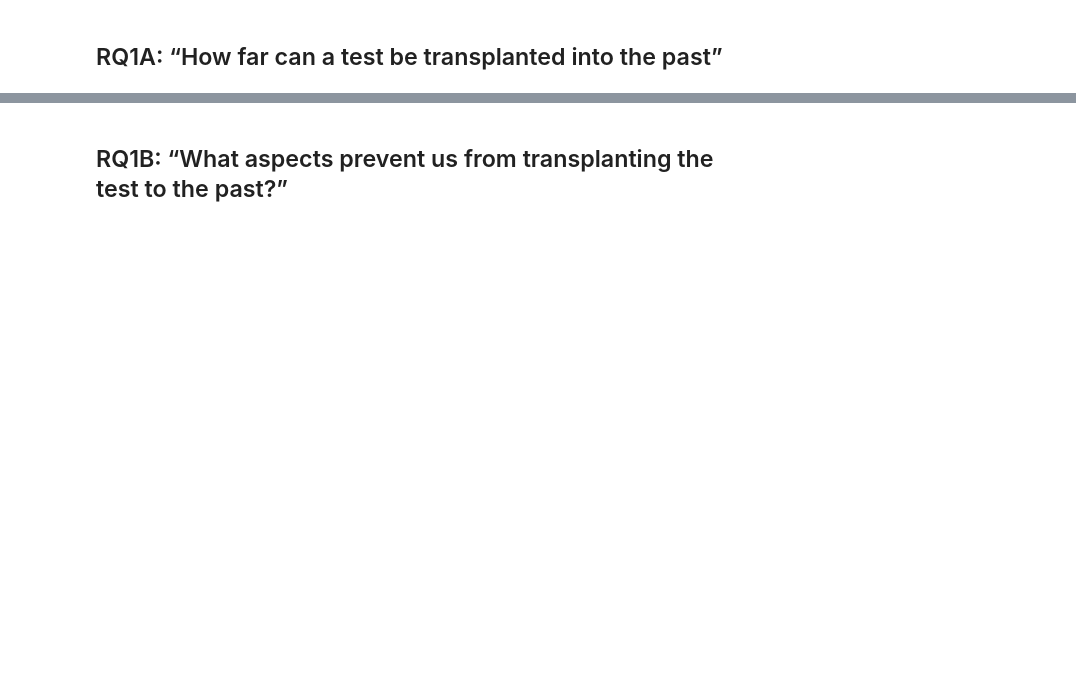
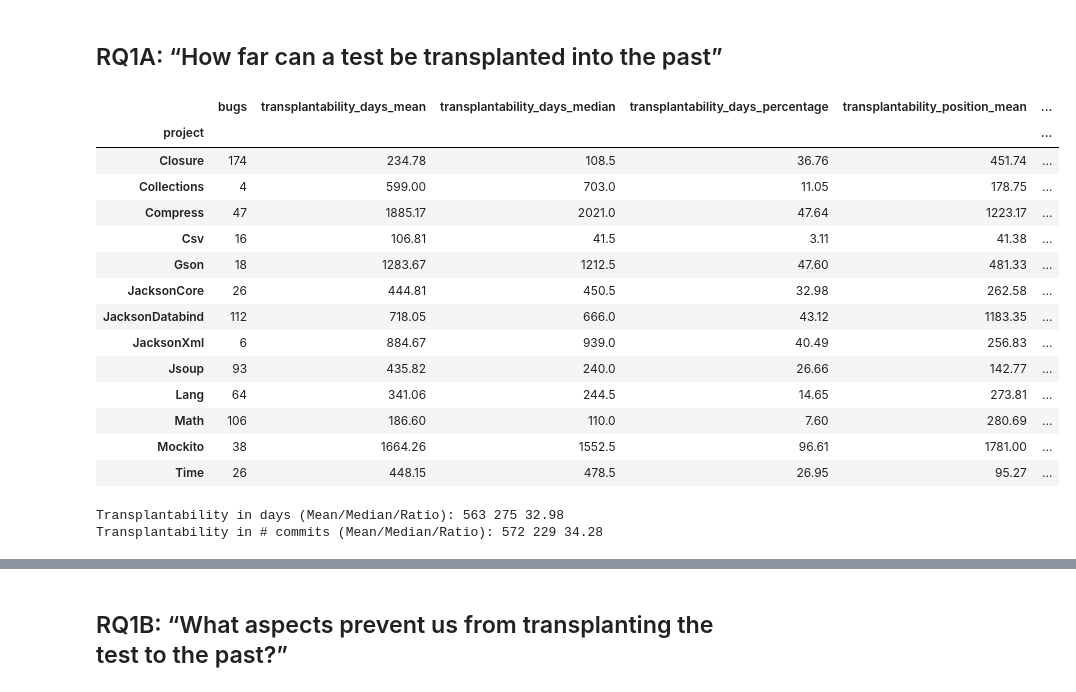
Before and after one commit to codeurjc/BugHunter, a Jupyter notebook: analysis/Analysis.ipynb, the cells around one changed output, grey strips where cells are left out. Cells and saved outputs as stored; diff of their text form; code cells hidden in the pictures; blank space fills up the shorter version.

```diff
--- a/analysis/Analysis.ipynb
+++ b/analysis/Analysis.ipynb
@@ -17,7 +17,7 @@ root = "/home/jovyan/work"
 analyzer = Analysis(root)
 
 projects = [
-    "Time", "JacksonXml", "Collections", "Compress", "Csv", "JacksonCore", #"JacksonDatabind",
+    "Time", "JacksonXml", "Collections", "Compress", "Csv", "JacksonCore", "JacksonDatabind",
     "Jsoup", "Lang", "Math", "Gson", "Closure", "Mockito"
 ]
 future_results = []
@@ -27,7 +27,7 @@ with concurrent.futures.ThreadPoolExecutor() as executor:
         for bug_path in glob.glob("{root}/results/{project}/Bug_*/".format(root=root, project=project)):
             bug = re.search(r"Bug_(\d+)", bug_path).group(1)
             try:
-                future = executor.submit(analyzer.analyzeBug, project, bug, True)
+                future = executor.submit(analyzer.analyzeBug, project, bug, False)
                 future_results.append(future)
             except Exception as e:
                 print(bug_path)
@@ -44,6 +65,6 @@ bug_results[3]
 # %%
 resume_df= pd.DataFrame(bug_results)[
-    ['id', 'project','executionsOnPast', 'numCommits',
+    ['id', 'project','executionsOnPast', 'numCommits', 'totalDays',
      'buildFail', 'buildTestFail', 'BIC_candidates', 'transplantability_days', 'transplantability_position']
 ]
 
@@ -65,21 +86,51 @@ resume_df['compilability'] = resume_df.apply (
 resume_df['testCompilability'] = resume_df.apply (
     lambda row: (row['numCommits']-row['buildTestFail']-row['buildFail']) * 100 / row['numCommits'], axis=1
 )
+
+resume_df['transplantability_days_ratio'] = resume_df.apply (
+    lambda row: (row['transplantability_days'] * 100) / row['totalDays'], axis=1
+)
+resume_df['transplantability_position_ratio'] = resume_df.apply (
+    lambda row: (row['transplantability_position'] * 100) / row['numCommits'], axis=1
+)
 # %% [markdown]
 ## RQ1A: “How far can a test be transplanted into the past”
 # %%
 resume_df.groupby('project').agg(
     bugs=('project','size'),
     transplantability_days_mean=('transplantability_days','mean'),
     transplantability_days_median=('transplantability_days','median'),
+    transplantability_days_percentage=('transplantability_days_ratio','mean'),
     transplantability_position_mean=('transplantability_position','mean'),
-    transplantability_position_median=('transplantability_position','median')
-).round(0).astype(int)
+    transplantability_position_median=('transplantability_position','median'),
+    transplantability_position_percentage=('transplantability_position_ratio','mean')
+).round(2)#.astype(int)
+# %% [output]
+|  | bugs | transplantability_days_mean | transplantability_days_median | transplantability_days_percentage | transplantability_position_mean | ... |
+| project |  |  |  |  |  | ... |
+| Closure | 174 | 234.78 | 108.5 | 36.76 | 451.74 | ... |
+| Collections | 4 | 599.00 | 703.0 | 11.05 | 178.75 | ... |
+| Compress | 47 | 1885.17 | 2021.0 | 47.64 | 1223.17 | ... |
+| Csv | 16 | 106.81 | 41.5 | 3.11 | 41.38 | ... |
+| Gson | 18 | 1283.67 | 1212.5 | 47.60 | 481.33 | ... |
+| JacksonCore | 26 | 444.81 | 450.5 | 32.98 | 262.58 | ... |
+| JacksonDatabind | 112 | 718.05 | 666.0 | 43.12 | 1183.35 | ... |
+| JacksonXml | 6 | 884.67 | 939.0 | 40.49 | 256.83 | ... |
+| Jsoup | 93 | 435.82 | 240.0 | 26.66 | 142.77 | ... |
+| Lang | 64 | 341.06 | 244.5 | 14.65 | 273.81 | ... |
+| Math | 106 | 186.60 | 110.0 | 7.60 | 280.69 | ... |
+| Mockito | 38 | 1664.26 | 1552.5 | 96.61 | 1781.00 | ... |
+| Time | 26 | 448.15 | 478.5 | 26.95 | 95.27 | ... |
 # %%
 t_days = resume_df['transplantability_days']
 t_position = resume_df['transplantability_position']
-print("Transplantability in days (Mean/Median): %d %d"%(t_days.mean(), t_days.median()))
-print("Transplantability in # commits (Mean/Median): %d %d"%(t_position.mean(), t_position.median()))
+t_days_ratio = resume_df['transplantability_days_ratio']
+t_position_ratio = resume_df['transplantability_position_ratio']
+print("Transplantability in days (Mean/Median/Ratio): %d %d %.2f"%(t_days.mean(), t_days.median(), t_ratio.mean()))
+print("Transplantability in # commits (Mean/Median/Ratio): %d %d %.2f"%(t_position.mean(), t_position.median(), t_position_ratio.mean()))
+# %% [output]
+Transplantability in days (Mean/Median/Ratio): 563 275 32.98
+Transplantability in # commits (Mean/Median/Ratio): 572 229 34.28
 # %%
 fig, axs = plt.subplots(ncols=2, nrows=1, figsize=(10, 3.5), layout="constrained")
 
```
Also changed, not shown: parts of 8 cells of this notebook, 5 other files.
